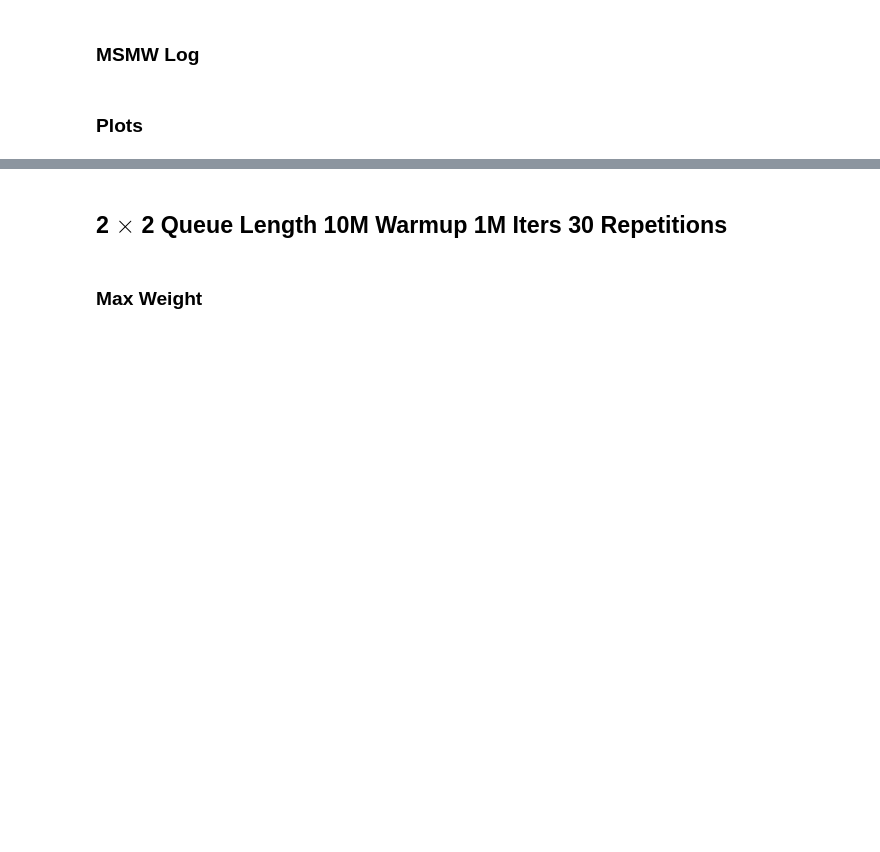
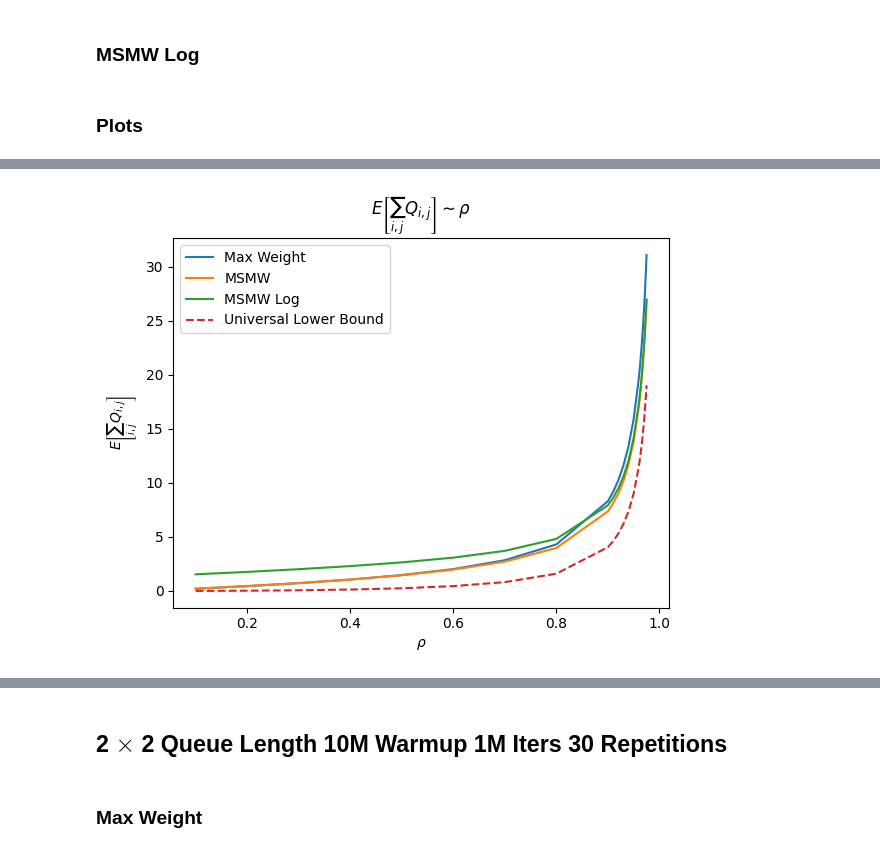
Before and after one commit to leafyao8621/questa, a Jupyter notebook: python/notebook/runner_rep_2_2.ipynb, the cells around one changed output, grey strips where cells are left out. Saved outputs shown, nothing was run; the diff lists cells and outputs as text; code cells hidden in the pictures; blank space fills up the shorter version.

```diff
--- a/python/notebook/runner_rep_2_2.ipynb
+++ b/python/notebook/runner_rep_2_2.ipynb
@@ -97,60 +271,60 @@ data_2_1m_msmw_log
 ### Plots
 # %%
 matplotlib.pyplot.plot(
-    data_2_1m_max_weight[9:20, 0],
-    data_2_1m_max_weight[9:20, 1],
+    data_2_1m_max_weight[0:30, 0],
+    data_2_1m_max_weight[0:30, 1],
     label="Max Weight"
 )
+# matplotlib.pyplot.plot(
+#     data_2_1m_max_weight[9:20, 0],
+#     data_2_1m_max_weight[9:20, 2],
+#     linestyle='--',
+#     label="Max Weight 95% CI LB"
+# )
+# matplotlib.pyplot.plot(
+#     data_2_1m_max_weight[9:20, 0],
+#     data_2_1m_max_weight[9:20, 3],
+#     linestyle='--',
+#     label="Max Weight 95% CI UB"
+# )
 matplotlib.pyplot.plot(
-    data_2_1m_max_weight[9:20, 0],
-    data_2_1m_max_weight[9:20, 2],
-    linestyle='--',
-    label="Max Weight 95% CI LB"
-)
-matplotlib.pyplot.plot(
-    data_2_1m_max_weight[9:20, 0],
-    data_2_1m_max_weight[9:20, 3],
-    linestyle='--',
-    label="Max Weight 95% CI UB"
-)
-matplotlib.pyplot.plot(
-    data_2_1m_msmw[9:20, 0],
-    data_2_1m_msmw[9:20, 1],
+    data_2_1m_msmw[0:30, 0],
+    data_2_1m_msmw[0:30, 1],
     label="MSMW"
 )
+# matplotlib.pyplot.plot(
+#     data_2_1m_msmw[9:20, 0],
+#     data_2_1m_msmw[9:20, 2],
+#     linestyle='--',
+#     label="MSMW 95% CI LB"
+# )
+# matplotlib.pyplot.plot(
+#     data_2_1m_msmw[9:20, 0],
+#     data_2_1m_msmw[9:20, 3],
+#     linestyle='--',
+#     label="MSMW 95% CI UB"
+# )
 matplotlib.pyplot.plot(
-    data_2_1m_msmw[9:20, 0],
-    data_2_1m_msmw[9:20, 2],
-    linestyle='--',
-    label="MSMW 95% CI LB"
-)
-matplotlib.pyplot.plot(
-    data_2_1m_msmw[9:20, 0],
-    data_2_1m_msmw[9:20, 3],
-    linestyle='--',
-    label="MSMW 95% CI UB"
-)
-matplotlib.pyplot.plot(
-    data_2_1m_msmw_log[9:20, 0],
-    data_2_1m_msmw_log[9:20, 1],
+    data_2_1m_msmw_log[0:30, 0],
+    data_2_1m_msmw_log[0:30, 1],
     label="MSMW Log"
 )
+# matplotlib.pyplot.plot(
+#     data_2_1m_msmw_log[9:20, 0],
+#     data_2_1m_msmw_log[9:20, 2],
+#     linestyle='--',
+#     label="MSMW Log 95% CI LB"
+# )
+# matplotlib.pyplot.plot(
+#     data_2_1m_msmw_log[9:20, 0],
+#     data_2_1m_msmw_log[9:20, 3],
+#     linestyle='--',
+#     label="MSMW Log 95% CI UB"
+# )
 matplotlib.pyplot.plot(
-    data_2_1m_msmw_log[9:20, 0],
-    data_2_1m_msmw_log[9:20, 2],
-    linestyle='--',
-    label="MSMW Log 95% CI LB"
-)
-matplotlib.pyplot.plot(
-    data_2_1m_msmw_log[9:20, 0],
-    data_2_1m_msmw_log[9:20, 3],
-    linestyle='--',
-    label="MSMW Log 95% CI UB"
-)
-matplotlib.pyplot.plot(
-    data_2_1m_max_weight[9:20, 0],
-    2 * data_2_1m_max_weight[9:20, 0] ** 2 /\
-        (1 - data_2_1m_max_weight[9:20, 0]),
+    data_2_1m_max_weight[0:30, 0],
+    data_2_1m_max_weight[0:30, 0] ** 2 /\
+        (2 * (1 - data_2_1m_max_weight[0:30, 0])),
     linestyle='--',
     label="Universal Lower Bound"
 )
@@ -158,3 +332,4 @@ matplotlib.pyplot.title(r"$E\left[\sum_{i, j}{Q_{i, j}}\right] \sim \rho$")
 matplotlib.pyplot.xlabel(r"$\rho$")
 matplotlib.pyplot.ylabel(r"$E\left[\sum_{i, j}{Q_{i, j}}\right]$")
 matplotlib.pyplot.legend()
+# %% [output]
@@ -161,3 +337,4 @@ matplotlib.pyplot.legend()
+[figure, added]
 # %%
 matplotlib.pyplot.plot(
     data_2_1m_max_weight[:, 0],
```
Also changed, not shown: parts of 8 cells of this notebook, 1 other file.
